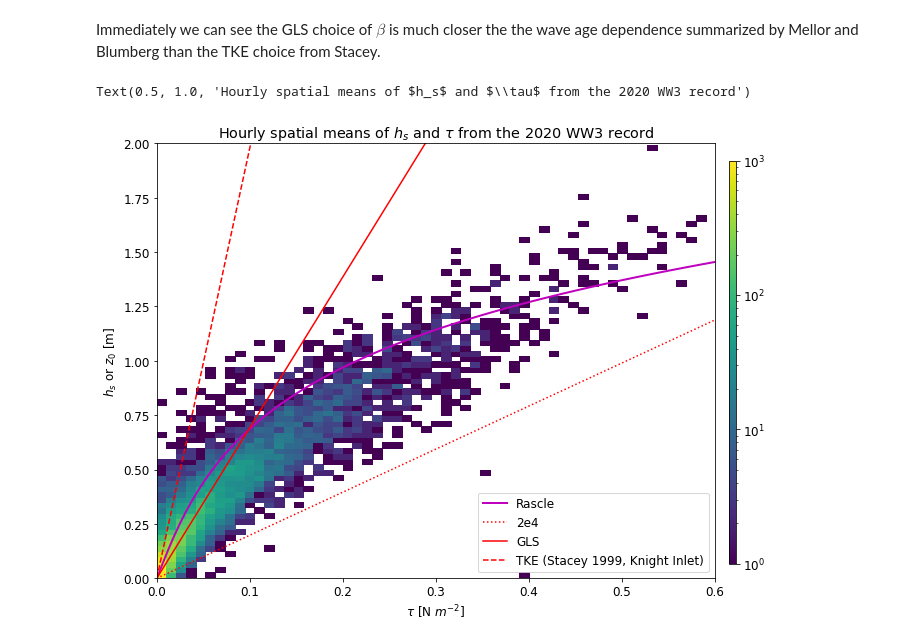
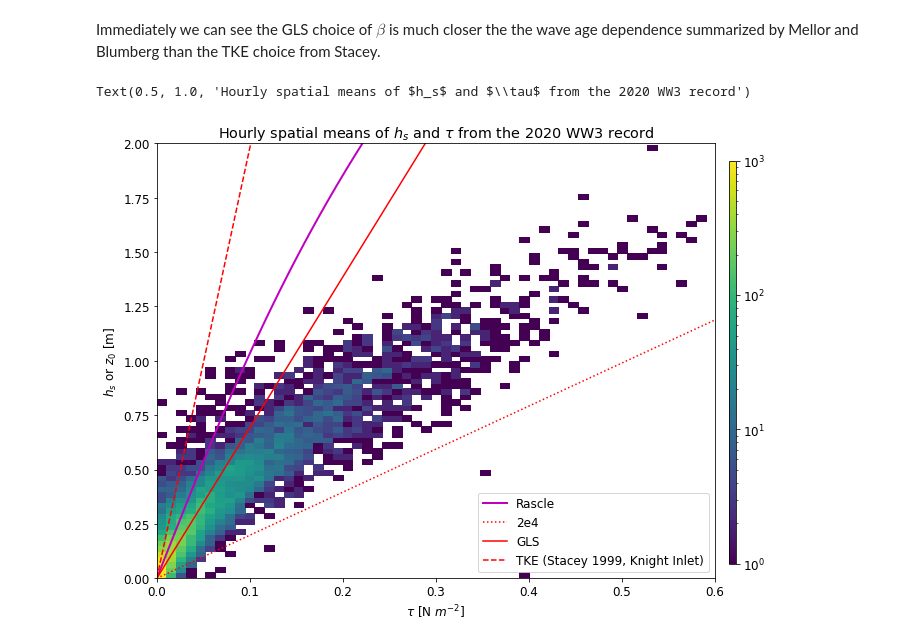
Before and after one commit to SalishSeaCast/analysis-ben, a Jupyter notebook: notebooks/wavemixing.ipynb, the cells around one changed output. Cells and saved outputs as stored; diff of their text form; code cells hidden in the pictures.

```diff
--- a/notebooks/wavemixing.ipynb
+++ b/notebooks/wavemixing.ipynb
@@ -106,21 +106,21 @@ rho_0, g = 1030, 9.81
 # %%
 fig, ax = plt.subplots(figsize=(10, 8))
 _, _, _, c = ax.hist2d(tau[index], Hs[index], bins=100, norm=colors.LogNorm(vmin=1, vmax=1000))
 ustar_ref = 0.3
-beta = 665 * (30 * np.tanh(ustar_ref/np.sqrt(tau_plot)))**(1.5)
+beta = 665 * (30 * np.tanh(2*ustar_ref/np.sqrt(tau_plot/1.223)))**(1.5)
 z0 = beta * tau_plot / (rho_0 * g)
 ax.plot(tau_plot, z0, 'm-', lw=2, label='Rascle')
 for beta, ls, label in zip([2e4, 7e4, 2e5], [':', '-', '--'], ['2e4', 'GLS', 'TKE (Stacey 1999, Knight Inlet)']):
     z0 = beta * tau_plot / (rho_0 * g)
     ax.plot(tau_plot, z0, f'r{ls}', label=label)
 ax.set_xlim([0, 0.6])
 ax.set_ylim([0, 2])
 ax.set_xlabel('$\\tau$ [N $m^{-2}$]')
 ax.set_ylabel('$h_s$ or $z_0$ [m]')
 cax = fig.add_axes([0.92, 0.15, 0.01, 0.7])
 fig.colorbar(c, cax=cax)
 ax.legend(loc=4)
 ax.set_title('Hourly spatial means of $h_s$ and $\\tau$ from the 2020 WW3 record')
 # %% [output]
 Text(0.5, 1.0, 'Hourly spatial means of $h_s$ and $\\tau$ from the 2020 WW3 record')
-[figure, old version]
+[figure, new version]
```
